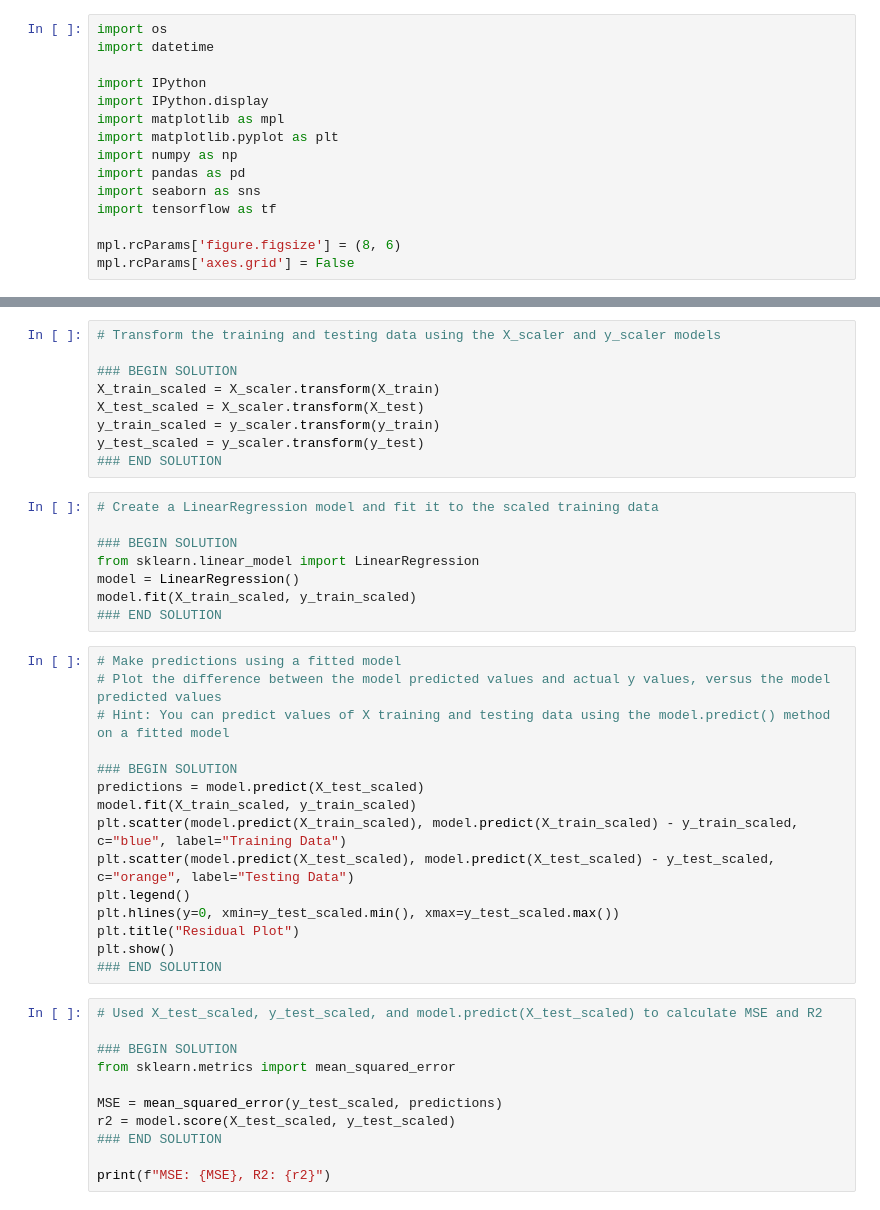
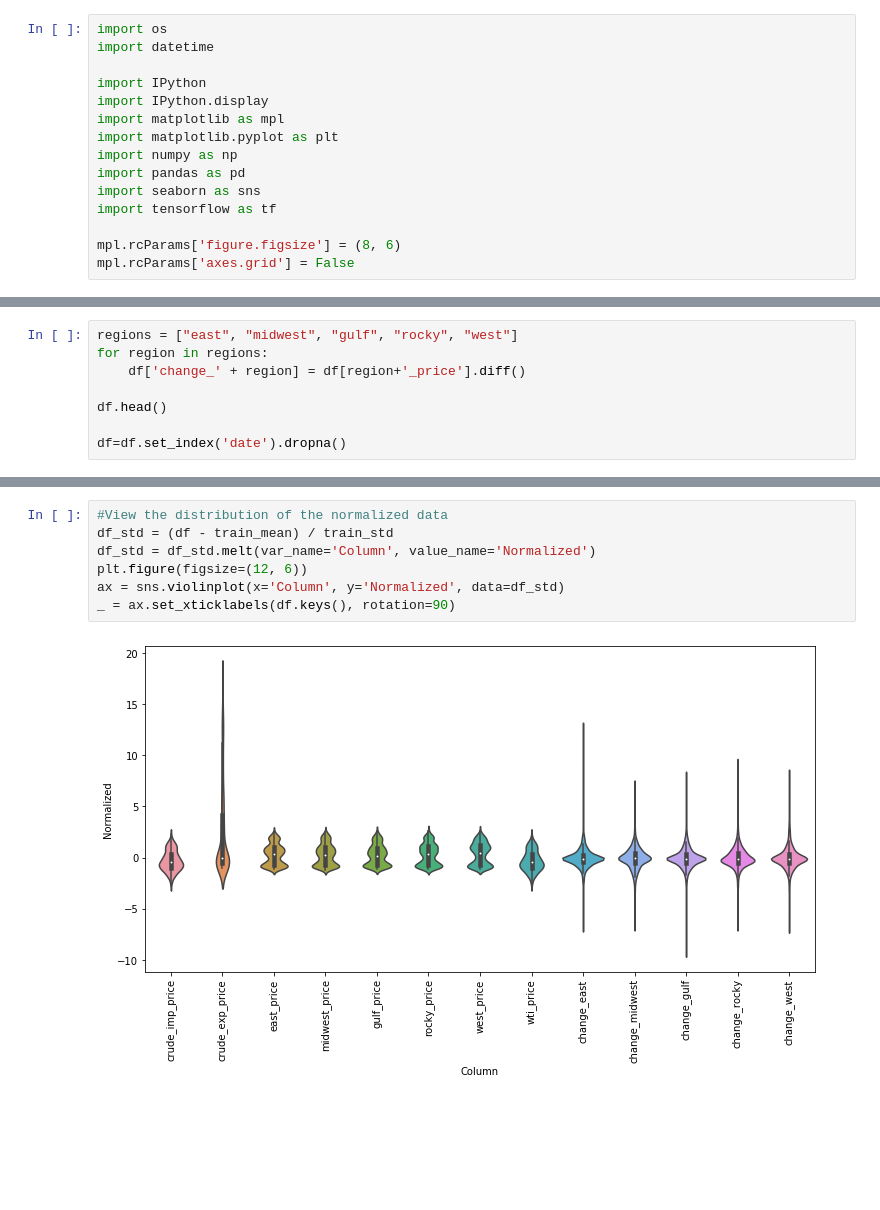
Before and after one commit to ioanacasandra7/Gas-price-prediction, a Jupyter notebook: Notebooks/model.ipynb, the cells around one changed output, grey strips where cells are left out. Cells and saved outputs as stored; diff of their text form; blank space fills up the shorter version.

```diff
--- a/Notebooks/model.ipynb
+++ b/Notebooks/model.ipynb
@@ -30,0 +34,8 @@ df.describe().transpose()
+# %%
+regions = ["east", "midwest", "gulf", "rocky", "west"]
+for region in regions:
+    df['change_' + region] = df[region+'_price'].diff()
+
+df.head()
+
+df=df.set_index('date').dropna()
@@ -74,43 +87,9 @@ y_scaler = StandardScaler().fit(y_train)
-# %%
-# Transform the training and testing data using the X_scaler and y_scaler models
-
-### BEGIN SOLUTION
-X_train_scaled = X_scaler.transform(X_train)
-X_test_scaled = X_scaler.transform(X_test)
-y_train_scaled = y_scaler.transform(y_train)
-y_test_scaled = y_scaler.transform(y_test)
-### END SOLUTION
-# %%
-# Create a LinearRegression model and fit it to the scaled training data
-
-### BEGIN SOLUTION
-from sklearn.linear_model import LinearRegression
-model = LinearRegression()
-model.fit(X_train_scaled, y_train_scaled)
-### END SOLUTION
-# %%
-# Make predictions using a fitted model
-# Plot the difference between the model predicted values and actual y values, versus the model predicted values
-# Hint: You can predict values of X training and testing data using the model.predict() method on a fitted model
-
-### BEGIN SOLUTION
-predictions = model.predict(X_test_scaled)
-model.fit(X_train_scaled, y_train_scaled)
-plt.scatter(model.predict(X_train_scaled), model.predict(X_train_scaled) - y_train_scaled, c="blue", label="Training Data")
-plt.scatter(model.predict(X_test_scaled), model.predict(X_test_scaled) - y_test_scaled, c="orange", label="Testing Data")
-plt.legend()
-plt.hlines(y=0, xmin=y_test_scaled.min(), xmax=y_test_scaled.max())
-plt.title("Residual Plot")
-plt.show()
-### END SOLUTION
-# %%
-# Used X_test_scaled, y_test_scaled, and model.predict(X_test_scaled) to calculate MSE and R2
-
-### BEGIN SOLUTION
-from sklearn.metrics import mean_squared_error
-
-MSE = mean_squared_error(y_test_scaled, predictions)
-r2 = model.score(X_test_scaled, y_test_scaled)
-### END SOLUTION
-
-print(f"MSE: {MSE}, R2: {r2}")
+# %%
+#View the distribution of the normalized data
+df_std = (df - train_mean) / train_std
+df_std = df_std.melt(var_name='Column', value_name='Normalized')
+plt.figure(figsize=(12, 6))
+ax = sns.violinplot(x='Column', y='Normalized', data=df_std)
+_ = ax.set_xticklabels(df.keys(), rotation=90)
+# %% [output]
+[figure, added]
```
Also changed, not shown: parts of 24 cells of this notebook, 5 other files.
